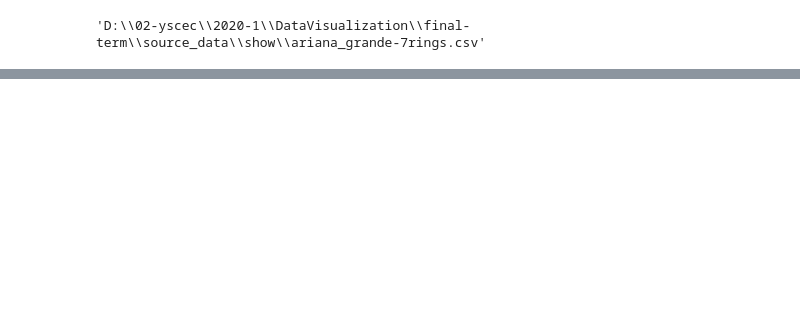
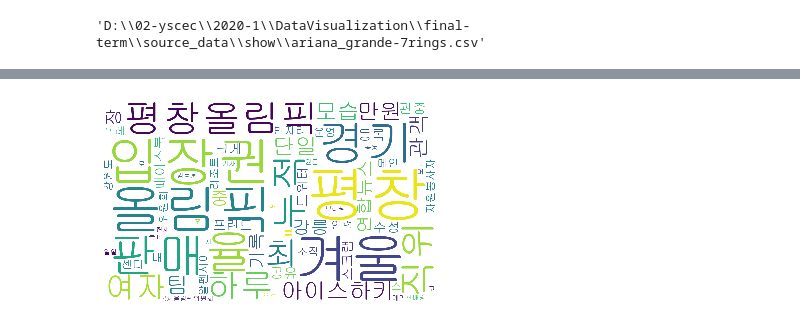
Before and after one commit to hi-space/youtube-emotional-analysis, a Jupyter notebook: youtube-comments-crawling/using_youtube_api/data_cleaning_scratch.ipynb, the cells around one changed output, grey strips where cells are left out. Saved outputs shown, nothing was run; the diff lists cells and outputs as text; code cells hidden in the pictures; blank space fills up the shorter version.

```diff
--- a/youtube-comments-crawling/using_youtube_api/data_cleaning_scratch.ipynb
+++ b/youtube-comments-crawling/using_youtube_api/data_cleaning_scratch.ipynb
@@ -64,0 +131,10 @@ df.to_csv(PREPROCESSING_PATH + file_list[0],
+# %%
+from wordcloud import WordCloud
+
+
+wc = WordCloud(width = 1000, height = 600, background_color="white", font_path=font_path)
+plt.imshow(wc.generate_from_frequencies(kolaw.vocab()))
+plt.axis("off")
+plt.show()
+# %% [output]
+[figure, added]
```
Also changed, not shown: parts of 12 cells of this notebook, 1 other file.
